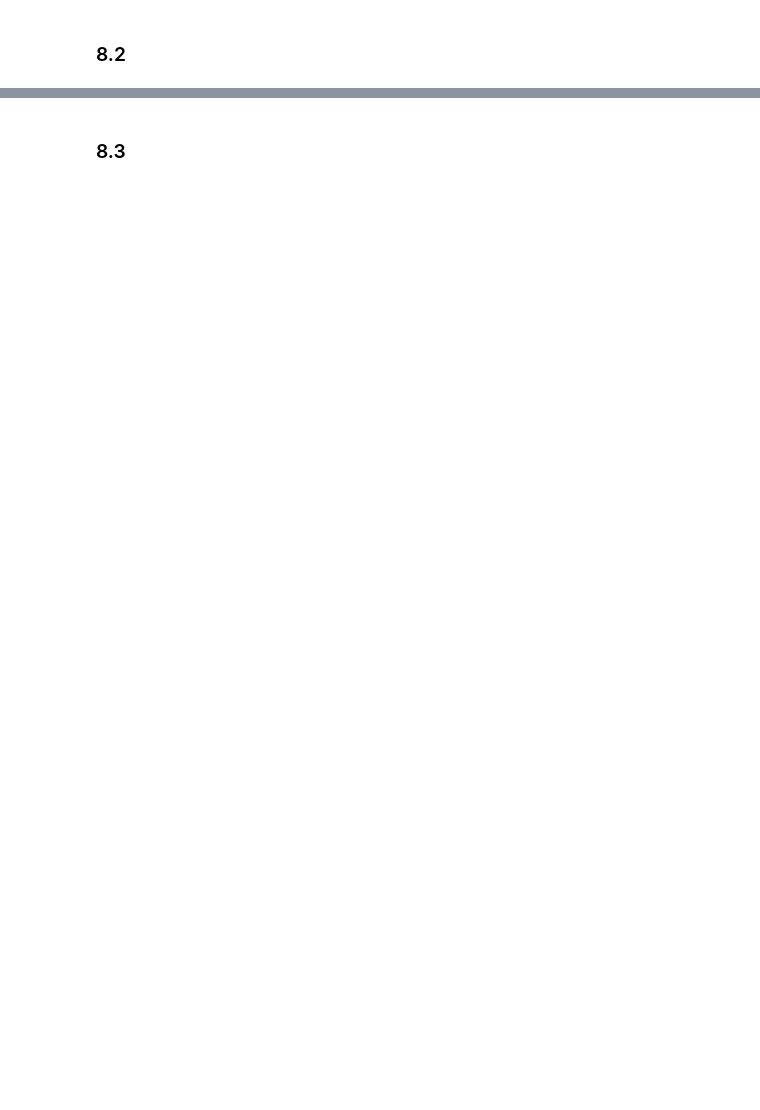
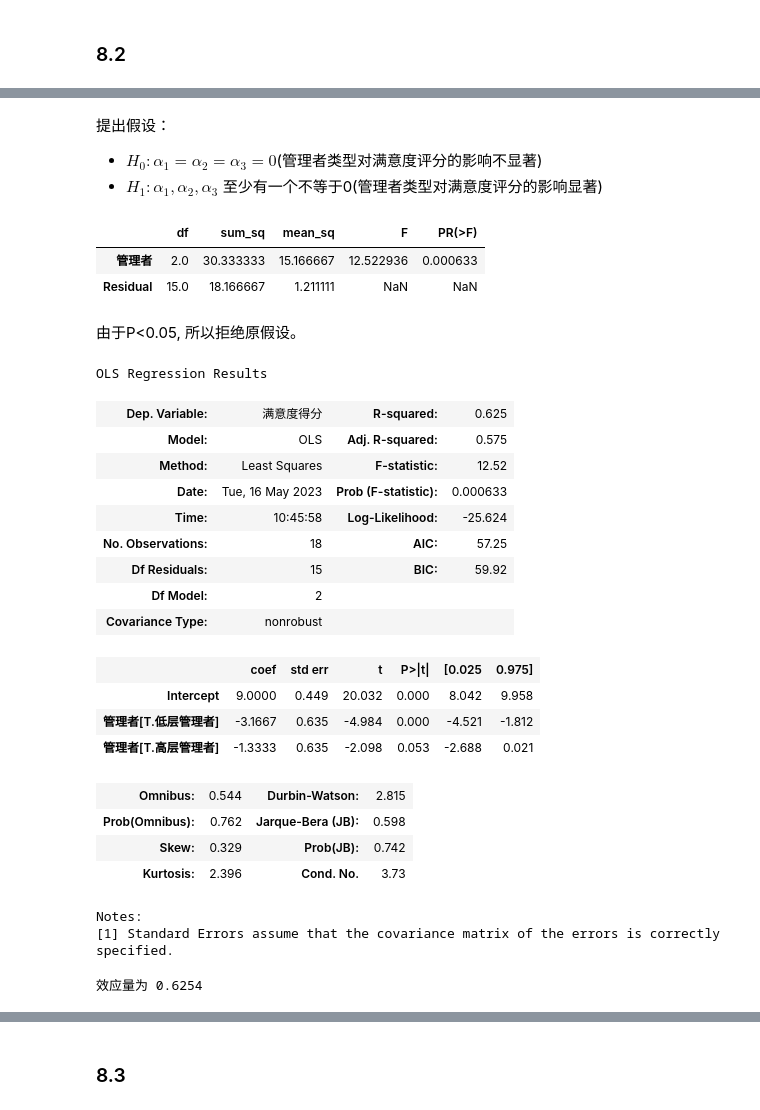
Before and after one commit to z-my-cn/Py4s, a Jupyter notebook: 第8章方差分析.ipynb, the cells around one changed output, grey strips where cells are left out. Cells and saved outputs as stored; diff of their text form; code cells hidden in the pictures; blank space fills up the shorter version.

```diff
--- a/第8章方差分析.ipynb
+++ b/第8章方差分析.ipynb
@@ -507,2 +643,5 @@ print(f'统计量F={F:.5f}, p值={p_value:.4g}') # 显示检验结果
 # %% [markdown]
 ### 8.2
+# %%
+df = pd.read_csv('./exercise/chap08/exercise8_2.csv', encoding='gbk') # 读取数据
+df
@@ -508,0 +656,7 @@ print(f'统计量F={F:.5f}, p值={p_value:.4g}') # 显示检验结果
+# %%
+# (1) 检验管理者的水平不同是否会导致评分的显著差异（α=0.05），并分析效应量。
+df_melt = pd.melt(
+    df, value_vars=['高层管理者', '中层管理者', '低层管理者'],
+    value_name='满意度得分', var_name='管理者'
+) # 数据转换
+df_melt.head() # 显示前5行数据
@@ -508,0 +670,41 @@ print(f'统计量F={F:.5f}, p值={p_value:.4g}') # 显示检验结果
+# %% [markdown]
+提出假设：
+- $H_0: \alpha_1 = \alpha_2 = \alpha_3 = 0$(管理者类型对满意度评分的影响不显著)
+- $H_1: \alpha_1, \alpha_2, \alpha_3$ 至少有一个不等于0(管理者类型对满意度评分的影响显著)
+# %%
+model = ols('满意度得分 ~ 管理者', data=df_melt).fit() # 拟合方差分析模型
+anova_table = anova_lm(model, typ=1) # 方差分析表
+anova_table # 显示方差分析表
+# %% [output]
+|  | df | sum_sq | mean_sq | F | PR(>F) |
+| 管理者 | 2.0 | 30.333333 | 15.166667 | 12.522936 | 0.000633 |
+| Residual | 15.0 | 18.166667 | 1.211111 | NaN | NaN |
+# %% [markdown]
+由于P<0.05, 所以拒绝原假设。
+# %%
+model.summary() # 显示模型汇总信息
+# %% [output]
+OLS Regression Results
+| Dep. Variable: | 满意度得分 | R-squared: | 0.625 |
+| Model: | OLS | Adj. R-squared: | 0.575 |
+| Method: | Least Squares | F-statistic: | 12.52 |
+| Date: | Tue, 16 May 2023 | Prob (F-statistic): | 0.000633 |
+| Time: | 10:45:58 | Log-Likelihood: | -25.624 |
+| No. Observations: | 18 | AIC: | 57.25 |
+| Df Residuals: | 15 | BIC: | 59.92 |
+| Df Model: | 2 |  |  |
+| Covariance Type: | nonrobust |  |  |
+|  | coef | std err | t | P>|t| | [0.025 | 0.975] |
+| Intercept | 9.0000 | 0.449 | 20.032 | 0.000 | 8.042 | 9.958 |
+| 管理者[T.低层管理者] | -3.1667 | 0.635 | -4.984 | 0.000 | -4.521 | -1.812 |
+| 管理者[T.高层管理者] | -1.3333 | 0.635 | -2.098 | 0.053 | -2.688 | 0.021 |
+| Omnibus: | 0.544 | Durbin-Watson: | 2.815 |
+| Prob(Omnibus): | 0.762 | Jarque-Bera (JB): | 0.598 |
+| Skew: | 0.329 | Prob(JB): | 0.742 |
+| Kurtosis: | 2.396 | Cond. No. | 3.73 |
+Notes:
+[1] Standard Errors assume that the covariance matrix of the errors is correctly specified.
+# %%
+print(f'效应量为 {model.rsquared:.4g}') # 显示效应量
+# %% [output]
+效应量为 0.6254
```
Also changed, not shown: parts of 52 cells of this notebook.
